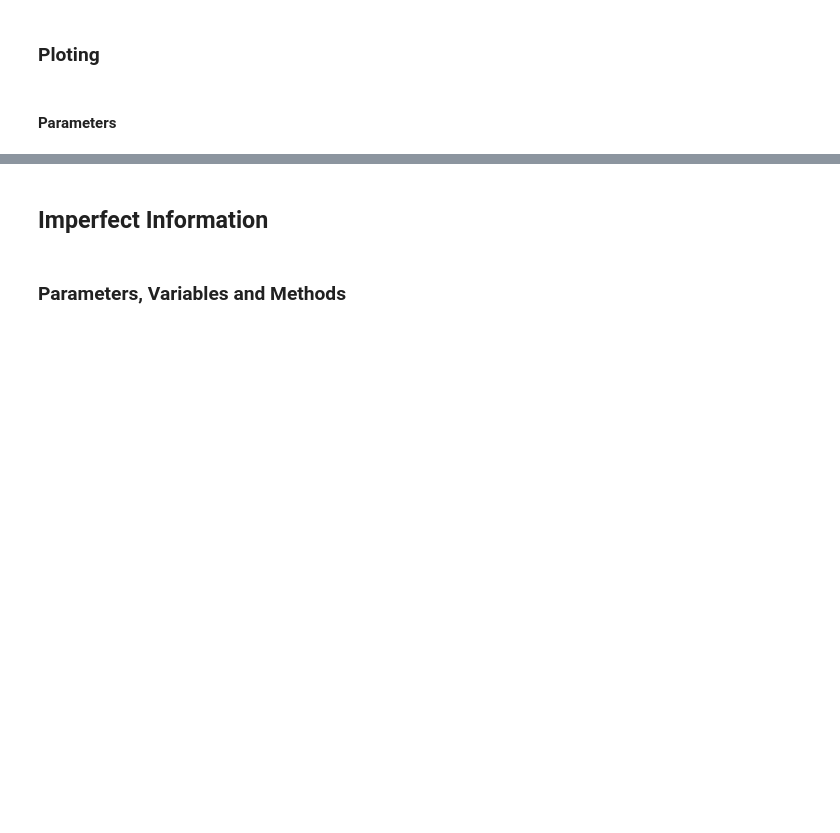
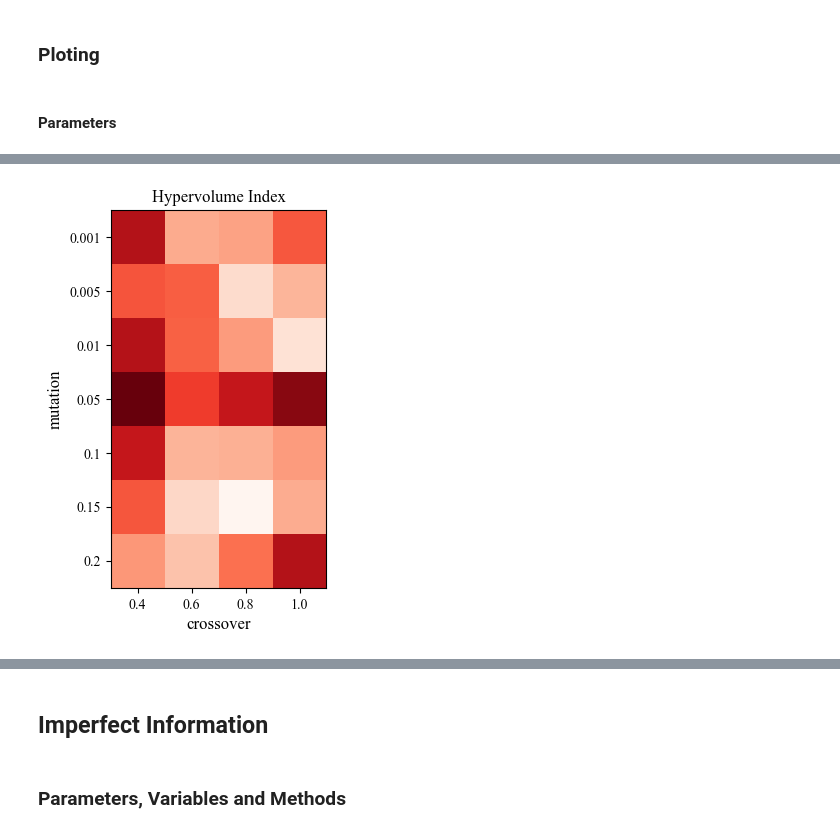
Before and after one commit to gisslab/pa-multiobjective, a Jupyter notebook: PA-Multiobjective-static/AP-ga-simulations.ipynb, the cells around one changed output, grey strips where cells are left out. Cells and saved outputs as stored; diff of their text form; code cells hidden in the pictures; blank space fills up the shorter version.

Commit message:
changes last referee round

```diff
--- a/PA-Multiobjective-static/AP-ga-simulations.ipynb
+++ b/PA-Multiobjective-static/AP-ga-simulations.ipynb
@@ -183,14 +248,14 @@ for cr in cross_list:
 # Simulations per initial points
 
 # number of simulations
-tot_sim = 2
+tot_sim =1
 
 # setting parameters
 pe.crossover = 1
-pe.mutation = 0.2
+pe.mutation = 0.05
 pe.max_gen =1000
 # pe.max_gen =10000
-pe.init_pop_size = 50
+pe.init_pop_size = 100
 pe.init_pop_random = True
 
 # assign risk averse coefficient
@@ -199,7 +264,7 @@ pe.h = 0.5
 args = []
 
 # data frame of crossover and mutations
-name_cr_mu_df = 'static_perf_cross_'+str(pe.crossover)+'_mut_'+str(pe.mutation)+'_rd_pop_'+str(pe.max_gen)+'_h'+str(pe.h)+'_8jul'
+name_cr_mu_df = 'static_perf_cross_'+str(pe.crossover)+'_mut_'+str(pe.mutation)+'_rd_pop_'+str(pe.max_gen)+'_h'+str(pe.h)+'_oct2021'
 cols_cr_mut = ['sim','cross', 'mut', 'final_pop','hv']
 db_cr_mut = pd.DataFrame([], columns = cols_cr_mut ).set_index('sim')
 # %%
@@ -240,10 +310,14 @@ db_cr_mut
 # If there's no database with that name, it will create a new dataframe.
 # After the first simulation will be store.
 
-name_params = './data/static_perf_cross_mut_'+str(10000)+'_h50_27_jun'
+name_params = './data/static_perf_cross_mut_'+str(1000)+'_h50_27_jun'
 name_params = './data/static_perf_cross_mut_10000_h50_25_jun'
+
+name_params = './data/' +name_cr_mu_df  #last simulation
+#name_params = './data/static_perf_cross_mut_'+str(1000)+'_h'+str(pe.h)+'_10_2_2021'
+#name_params= './data/static_perf_cross_'+str(pe.crossover)+'_mut_'+str(pe.mutation)+'_rd_pop_'+str(pe.max_gen)+'_h'+str(pe.h)+'_oct2021'
 try:
-    db_params = pd.read_csv('{}.csv'.format(name_params)).set_index('sim')
+    db_params = pd.read_csv('{}.csv'.format(name_params))#.set_index('sim')
 except:
     print("Impossible to retrieve {}.cvc".format(name_params))
 
@@ -252,6 +326,12 @@ except:
 #db_sims_pi.rename(columns= {'Unnamed: 0':'sim',inplace=True)
 #db_sims.set_index('sim',inplace= True)
 db_params.drop(columns=['Unnamed: 0'],inplace=True)
+db_params.sort_values(by=["cross","mut"],ascending=True,inplace=True)
+
+
+db_params = db_params[(db_params['mut']<0.25) ]
+db_params = db_params[(db_params['mut']!=0.075)]
+db_params = db_params[(db_params['mut']!=0.025 )]
 
 # list of crossover indexes
 cross_list = list(db_params['cross'].unique())
@@ -259,4 +339,5 @@ cross_list = list(db_params['cross'].unique())
 muts_list = list(db_params['mut'].unique())
 
 #printing head of dataframe,checking if everything is ok
-db_params
+
+db_params.head()
@@ -264,37 +352,40 @@ db_params
 # hypervolume
 
 %matplotlib inline
 
 weight = 4
 height = 5
 density = 100
 
 plt.figure(figsize=(weight, height), dpi=density)
 
 
-matrix_pos =[[(str(cr)+" "+str(mu)) for cr in db_params['cross'].unique()] for mu in db_params['mut'].unique()]
+matrix_pos =[[(str(cr)+" "+str(mu)) for cr in db_params['cross'].unique()]
+             for mu in db_params['mut'].unique()]
 maxim_hv = max(db_params['hv'])
 matrix =[[maxim_hv-np.average(db_params[(cr==db_params['cross']) & (mu == db_params['mut'])]['hv'])
           for cr in db_params['cross'].unique()] for mu in db_params['mut'].unique()]
 
 
 color_map = plt.imshow(matrix)
 color_map.set_cmap("Reds_r")
 ax = plt.gca()
-ax.set_xticks([0,1,2,3])
+ax.set_xticks(list(range(0,len(db_params['cross'].unique()))))
 ax.set_xticklabels(cross_list)
-ax.set_yticks([0,1,2,3,4])
+ax.set_yticks(list(range(0,len(db_params['mut'].unique()))))
 ax.set_yticklabels(muts_list)
 
 ax.set_ylabel('mutation', fontsize = 12)
 ax.set_xlabel('crossover', fontsize = 12)
 ax.set_title('Hypervolume Index')
 
 plt.gcf().subplots_adjust(left=0.18)
 
-plt.savefig("./reports/hv_comparison_per_10000_h50_cross_mut.pdf")
+plt.savefig("./reports/hv_comparison_per_1000_h50_cross_mut_pop2021.pdf")
 # print(matrix)
 # print(matrix_pos)
+# %% [output]
+[figure, added]
 # %%
 #population
 
```
Also changed, not shown: parts of 25 cells of this notebook, 2 other files.
